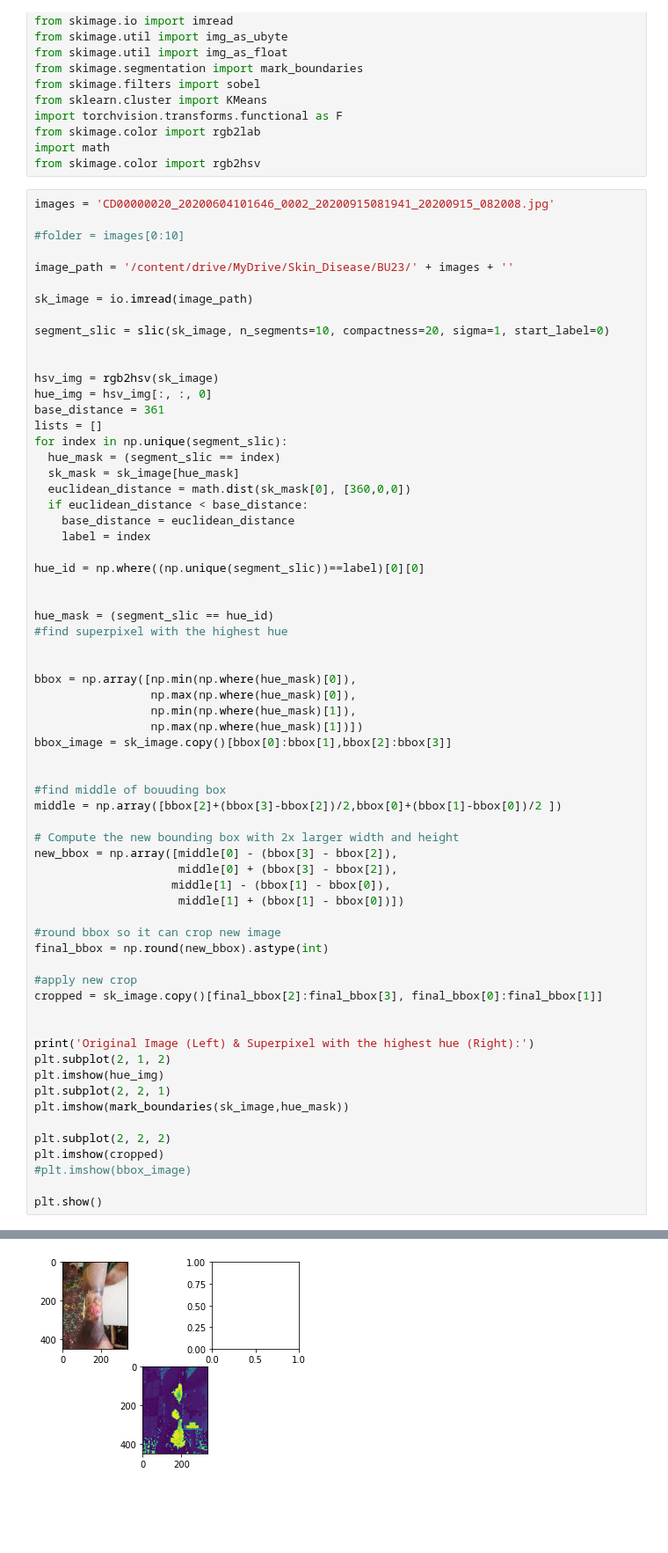
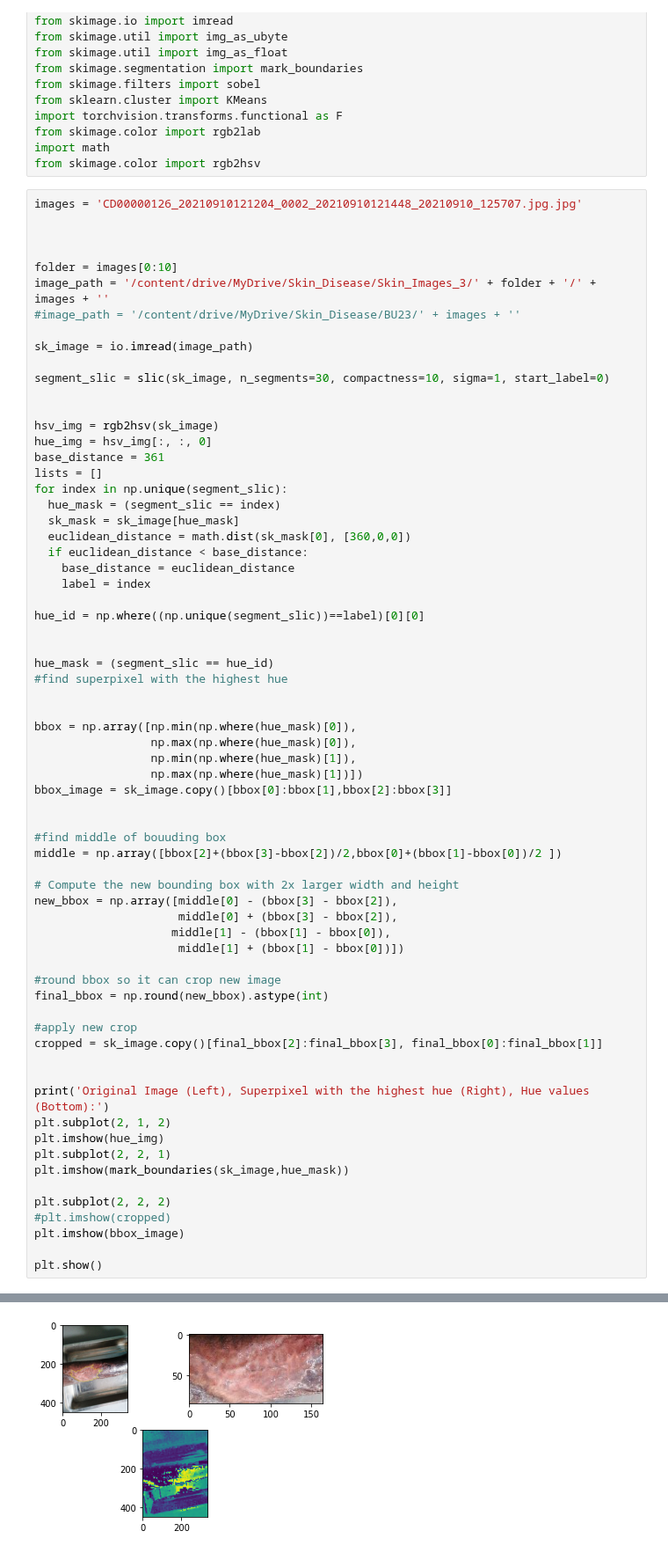
Before and after one commit to reaganest/skin-disease-diagnosis, a Jupyter notebook: Capstone I/Code/Hue.ipynb, the cells around one changed output, grey strips where cells are left out. Shown at 88% size. Saved outputs shown, nothing was run; the diff lists cells and outputs as text; blank space fills up the shorter version.

Commit message:
path changes available

```diff
--- a/Capstone I/Code/Hue.ipynb
+++ b/Capstone I/Code/Hue.ipynb
@@ -30,15 +30,17 @@ from skimage.color import rgb2lab
 import math
 from skimage.color import rgb2hsv
 # %%
-images = 'CD00000020_20200604101646_0002_20200915081941_20200915_082008.jpg'
+images = 'CD00000126_20210910121204_0002_20210910121448_20210910_125707.jpg.jpg'
 
-#folder = images[0:10]
 
-image_path = '/content/drive/MyDrive/Skin_Disease/BU23/' + images + ''
+
+folder = images[0:10]
+image_path = '/content/drive/MyDrive/Skin_Disease/Skin_Images_3/' + folder + '/' + images + ''
+#image_path = '/content/drive/MyDrive/Skin_Disease/BU23/' + images + ''
 
 sk_image = io.imread(image_path)
 
-segment_slic = slic(sk_image, n_segments=10, compactness=20, sigma=1, start_label=0)
+segment_slic = slic(sk_image, n_segments=30, compactness=10, sigma=1, start_label=0)
 
 
 hsv_img = rgb2hsv(sk_image)
@@ -83,15 +85,15 @@ final_bbox = np.round(new_bbox).astype(int)
 cropped = sk_image.copy()[final_bbox[2]:final_bbox[3], final_bbox[0]:final_bbox[1]]
 
 
-print('Original Image (Left) & Superpixel with the highest hue (Right):')
+print('Original Image (Left), Superpixel with the highest hue (Right), Hue values (Bottom):')
 plt.subplot(2, 1, 2)
 plt.imshow(hue_img)
 plt.subplot(2, 2, 1)
 plt.imshow(mark_boundaries(sk_image,hue_mask))
 
 plt.subplot(2, 2, 2)
-plt.imshow(cropped)
-#plt.imshow(bbox_image)
+#plt.imshow(cropped)
+plt.imshow(bbox_image)
 
 plt.show()
 # %% [output]
@@ -100 +101 @@ ValueError: ignored
-[figure, old version]
+[figure, new version]
```
Also changed, not shown: parts of 1 cell of this notebook.
